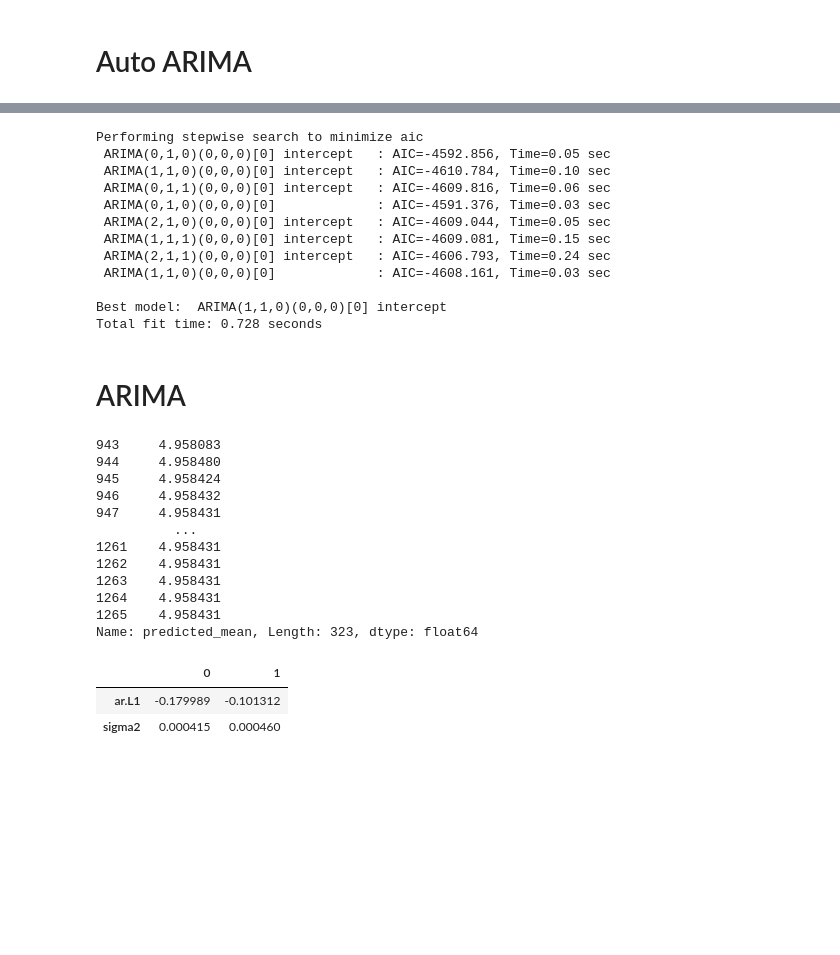
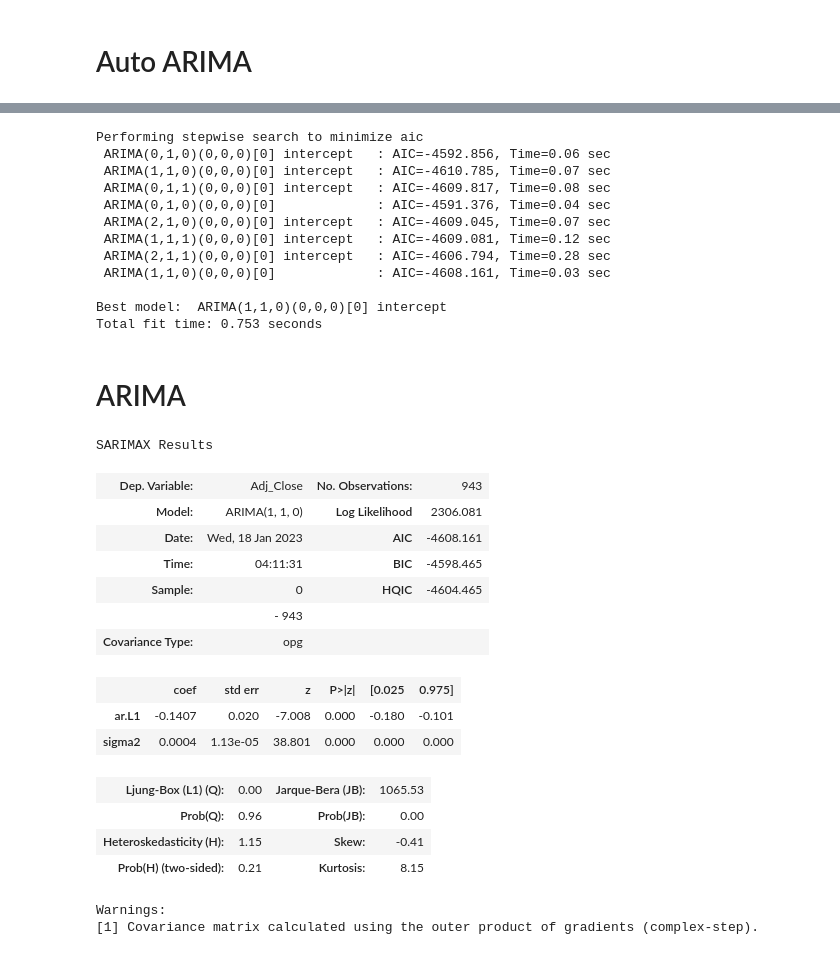
Before and after one commit to r-vvch/DMLS_2022_stocks, a Jupyter notebook: ARIMA.ipynb, the cells around one changed output, grey strips where cells are left out. Drawn from its saved outputs; the diff is of its cells as text; code cells hidden in the pictures; blank space fills up the shorter version.

```diff
--- a/ARIMA.ipynb
+++ b/ARIMA.ipynb
@@ -202,22 +191,22 @@ m = pmdarima.auto_arima(train_data.values)
 # %%
-model_autoARIMA = auto_arima(train_data, start_p=0, start_q=0, maxiter=1000,
-                                test='adf', max_p=40, max_q=40, m=1,
-                                d=None, seasonal=False, start_P=0, n_fits=100,
+model_autoARIMA = auto_arima(train_data, start_p=0, start_q=0,
+                                test='adf', max_p=7, max_q=7, m=1,
+                                d=None, seasonal=False, start_P=0,
                                 D=0, trace=True, error_action='ignore',
                                 suppress_warnings=True, stepwise=True)
 # %% [output]
 Performing stepwise search to minimize aic
- ARIMA(0,1,0)(0,0,0)[0] intercept   : AIC=-4592.856, Time=0.05 sec
- ARIMA(1,1,0)(0,0,0)[0] intercept   : AIC=-4610.784, Time=0.10 sec
- ARIMA(0,1,1)(0,0,0)[0] intercept   : AIC=-4609.816, Time=0.06 sec
- ARIMA(0,1,0)(0,0,0)[0]             : AIC=-4591.376, Time=0.03 sec
- ARIMA(2,1,0)(0,0,0)[0] intercept   : AIC=-4609.044, Time=0.05 sec
- ARIMA(1,1,1)(0,0,0)[0] intercept   : AIC=-4609.081, Time=0.15 sec
- ARIMA(2,1,1)(0,0,0)[0] intercept   : AIC=-4606.793, Time=0.24 sec
+ ARIMA(0,1,0)(0,0,0)[0] intercept   : AIC=-4592.856, Time=0.06 sec
+ ARIMA(1,1,0)(0,0,0)[0] intercept   : AIC=-4610.785, Time=0.07 sec
+ ARIMA(0,1,1)(0,0,0)[0] intercept   : AIC=-4609.817, Time=0.08 sec
+ ARIMA(0,1,0)(0,0,0)[0]             : AIC=-4591.376, Time=0.04 sec
+ ARIMA(2,1,0)(0,0,0)[0] intercept   : AIC=-4609.045, Time=0.07 sec
+ ARIMA(1,1,1)(0,0,0)[0] intercept   : AIC=-4609.081, Time=0.12 sec
+ ARIMA(2,1,1)(0,0,0)[0] intercept   : AIC=-4606.794, Time=0.28 sec
  ARIMA(1,1,0)(0,0,0)[0]             : AIC=-4608.161, Time=0.03 sec
 
 Best model:  ARIMA(1,1,0)(0,0,0)[0] intercept
-Total fit time: 0.728 seconds
+Total fit time: 0.753 seconds
 # %% [markdown]
 # ARIMA
 # %%
@@ -228,21 +215,20 @@ mlflow.log_metric('train/aic', fitted.aic)
-# %%
-fitted.forecast(test_data.shape[0], alpha=0.05)
-# %% [output]
-943     4.958083
-944     4.958480
-945     4.958424
-946     4.958432
-947     4.958431
-          ...
-1261    4.958431
-1262    4.958431
-1263    4.958431
-1264    4.958431
-1265    4.958431
-Name: predicted_mean, Length: 323, dtype: float64
-# %%
-fitted.conf_int()
-# %% [output]
-|  | 0 | 1 |
-| ar.L1 | -0.179989 | -0.101312 |
-| sigma2 | 0.000415 | 0.000460 |
+# %%
+fitted.summary()
+# %% [output]
+SARIMAX Results
+| Dep. Variable: | Adj_Close | No. Observations: | 943 |
+| Model: | ARIMA(1, 1, 0) | Log Likelihood | 2306.081 |
+| Date: | Wed, 18 Jan 2023 | AIC | -4608.161 |
+| Time: | 04:11:31 | BIC | -4598.465 |
+| Sample: | 0 | HQIC | -4604.465 |
+|  | - 943 |  |  |
+| Covariance Type: | opg |  |  |
+|  | coef | std err | z | P>|z| | [0.025 | 0.975] |
+| ar.L1 | -0.1407 | 0.020 | -7.008 | 0.000 | -0.180 | -0.101 |
+| sigma2 | 0.0004 | 1.13e-05 | 38.801 | 0.000 | 0.000 | 0.000 |
+| Ljung-Box (L1) (Q): | 0.00 | Jarque-Bera (JB): | 1065.53 |
+| Prob(Q): | 0.96 | Prob(JB): | 0.00 |
+| Heteroskedasticity (H): | 1.15 | Skew: | -0.41 |
+| Prob(H) (two-sided): | 0.21 | Kurtosis: | 8.15 |
+Warnings:
+[1] Covariance matrix calculated using the outer product of gradients (complex-step).
```
Also changed, not shown: parts of 20 cells of this notebook.
